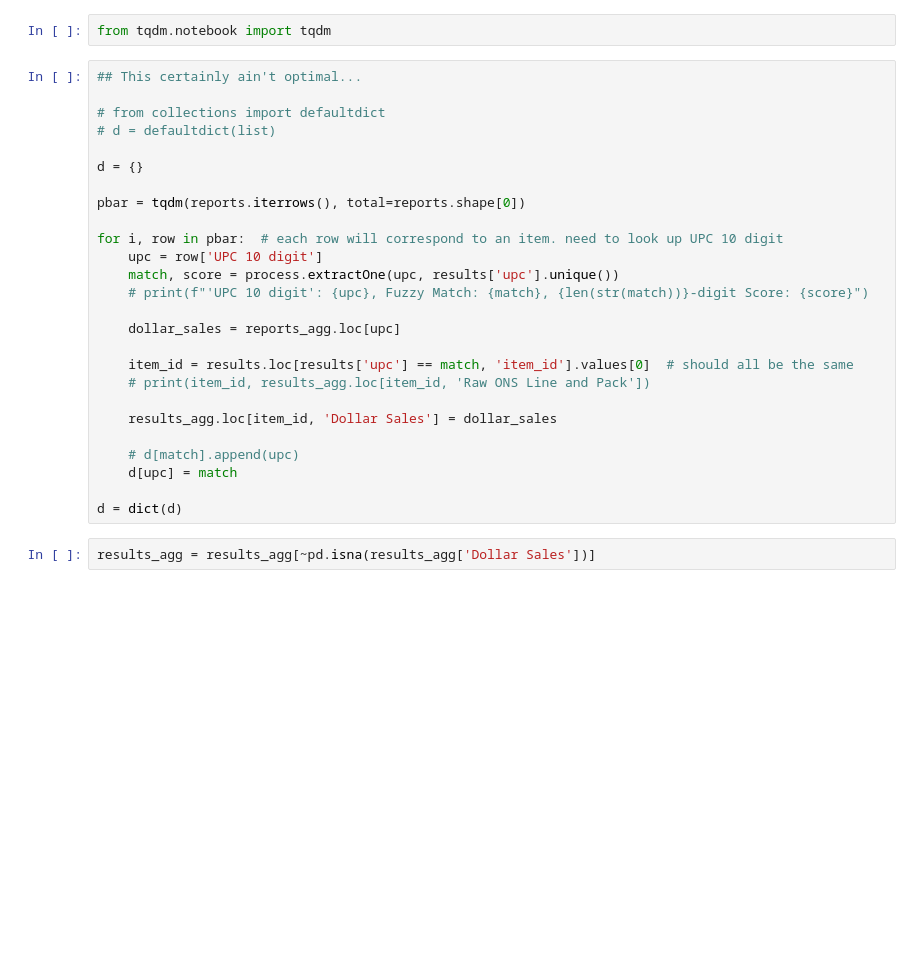
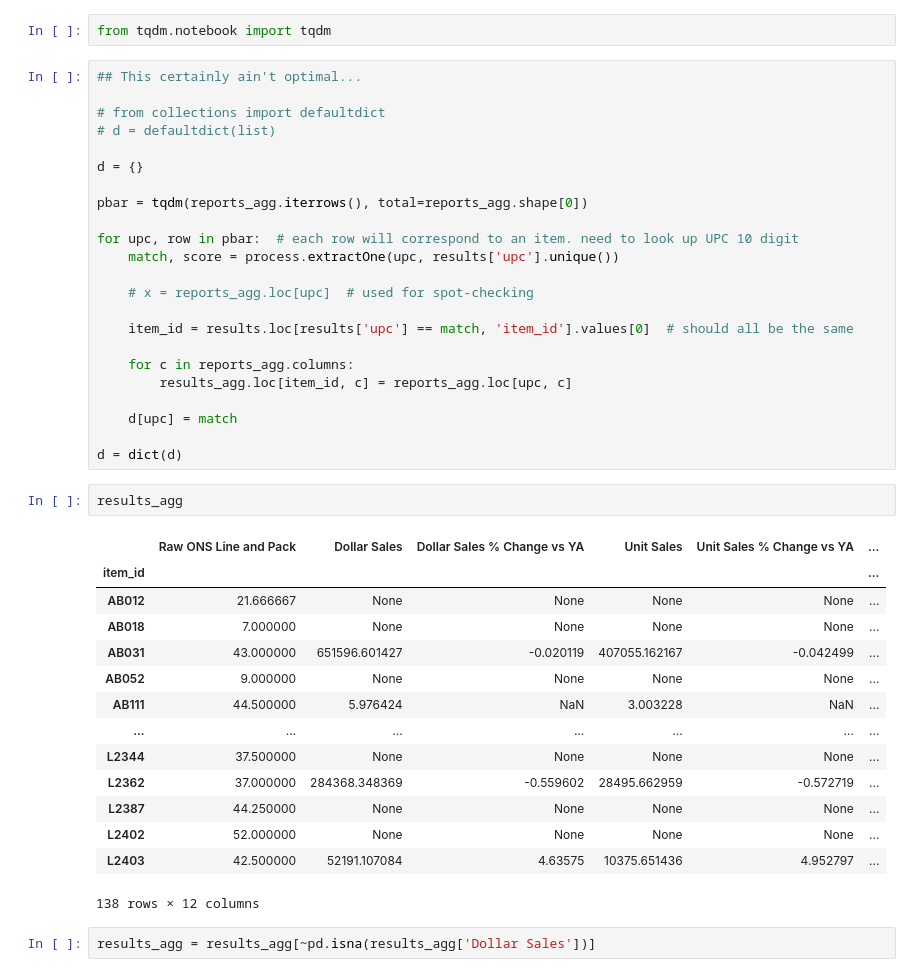
Before and after one commit to mess-clarifai/behaviorally, a Jupyter notebook: notebooks/project-forensics.ipynb, the cells around one changed output. Saved outputs shown, nothing was run; the diff lists cells and outputs as text; blank space fills up the shorter version.

```diff
--- a/notebooks/project-forensics.ipynb
+++ b/notebooks/project-forensics.ipynb
@@ -507,24 +547,38 @@ from tqdm.notebook import tqdm
 
 d = {}
 
-pbar = tqdm(reports.iterrows(), total=reports.shape[0])
+pbar = tqdm(reports_agg.iterrows(), total=reports_agg.shape[0])
 
-for i, row in pbar:  # each row will correspond to an item. need to look up UPC 10 digit
-    upc = row['UPC 10 digit']
+for upc, row in pbar:  # each row will correspond to an item. need to look up UPC 10 digit
     match, score = process.extractOne(upc, results['upc'].unique())
-    # print(f"'UPC 10 digit': {upc}, Fuzzy Match: {match}, {len(str(match))}-digit Score: {score}")
 
-    dollar_sales = reports_agg.loc[upc]
+    # x = reports_agg.loc[upc]  # used for spot-checking
 
     item_id = results.loc[results['upc'] == match, 'item_id'].values[0]  # should all be the same
-    # print(item_id, results_agg.loc[item_id, 'Raw ONS Line and Pack'])
 
-    results_agg.loc[item_id, 'Dollar Sales'] = dollar_sales
+    for c in reports_agg.columns:
+        results_agg.loc[item_id, c] = reports_agg.loc[upc, c]
 
-    # d[match].append(upc)
     d[upc] = match
 
 d = dict(d)
+# %%
+results_agg
+# %% [output]
+|  | Raw ONS Line and Pack | Dollar Sales | Dollar Sales % Change vs YA | Unit Sales | Unit Sales % Change vs YA | ... |
+| item_id |  |  |  |  |  | ... |
+| AB012 | 21.666667 | None | None | None | None | ... |
+| AB018 | 7.000000 | None | None | None | None | ... |
+| AB031 | 43.000000 | 651596.601427 | -0.020119 | 407055.162167 | -0.042499 | ... |
+| AB052 | 9.000000 | None | None | None | None | ... |
+| AB111 | 44.500000 | 5.976424 | NaN | 3.003228 | NaN | ... |
+| ... | ... | ... | ... | ... | ... | ... |
+| L2344 | 37.500000 | None | None | None | None | ... |
+| L2362 | 37.000000 | 284368.348369 | -0.559602 | 28495.662959 | -0.572719 | ... |
+| L2387 | 44.250000 | None | None | None | None | ... |
+| L2402 | 52.000000 | None | None | None | None | ... |
+| L2403 | 42.500000 | 52191.107084 | 4.63575 | 10375.651436 | 4.952797 | ... |
+138 rows × 12 columns
 # %%
 results_agg = results_agg[~pd.isna(results_agg['Dollar Sales'])]
 # %%
```
Also changed, not shown: parts of 15 cells of this notebook.
